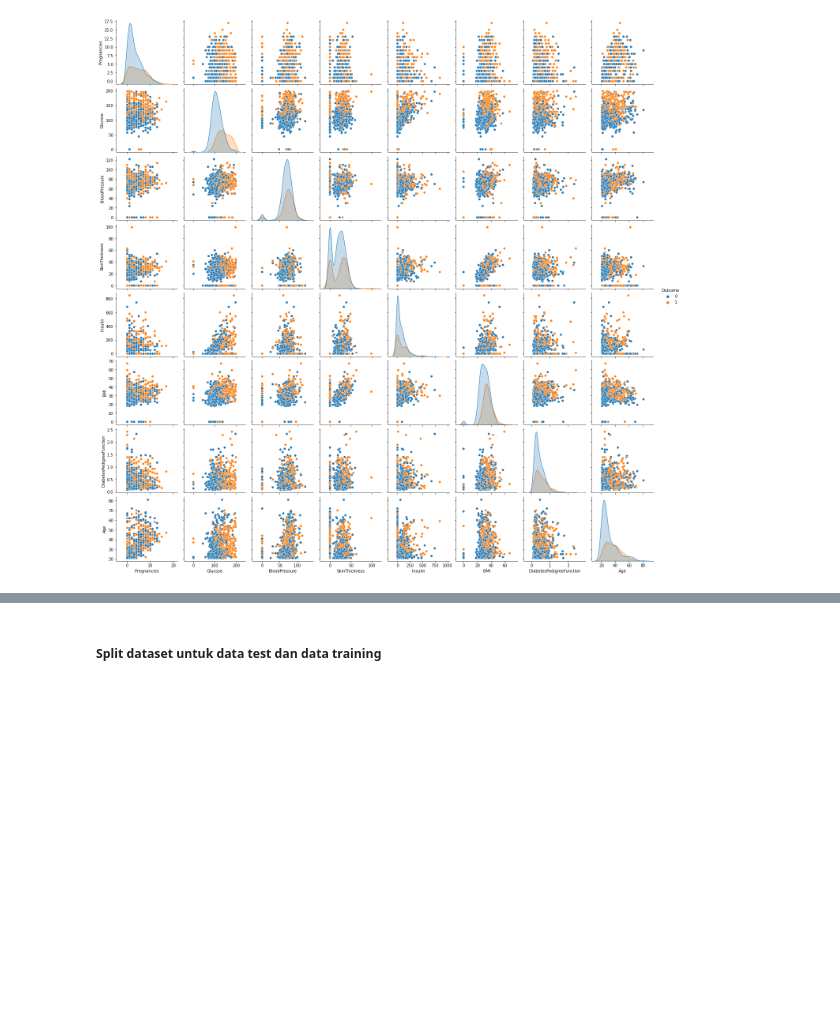
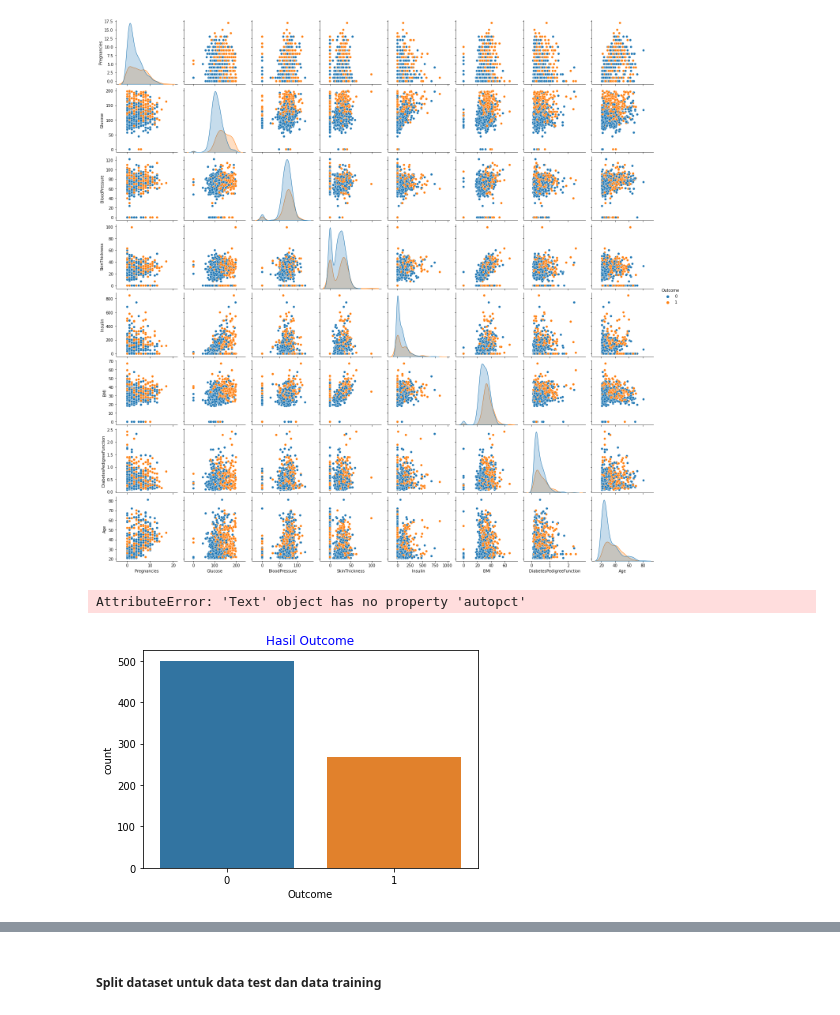
Before and after one commit to Nielioo/Pima-Indians-Diabetes-Analytics, a Jupyter notebook: data analysis.ipynb, the cells around one changed output, grey strips where cells are left out. Drawn from its saved outputs; the diff is of its cells as text; code cells hidden in the pictures; blank space fills up the shorter version.

```diff
--- a/data analysis.ipynb
+++ b/data analysis.ipynb
@@ -18,7 +18,7 @@ from sklearn.metrics import confusion_matrix
 # %%
 # locate diabetes.csv file and then initialize it as dataset
 # url = "https://raw.githubusercontent.com/Nielioo/Pima-Indians-Diabetes-Analytics/main/diabetes.csv"
-loc = "diabetes.csv"
+loc = "dataset/diabetes.csv"
 dataset = pd.read_csv(loc)
 
 # drop all null column
@@ -75,3 +75,10 @@ dataset.describe()
 # %% [output]
 <seaborn.axisgrid.PairGrid at 0x...>
 [figure]
+# %%
+sns.countplot(x="Outcome",data=dataset)
+plt.title("Hasil Outcome", color="blue")
+plt.show()
+# %% [output]
+AttributeError: 'Text' object has no property 'autopct'
+[figure, added]
```
Also changed, not shown: parts of 4 cells of this notebook.
